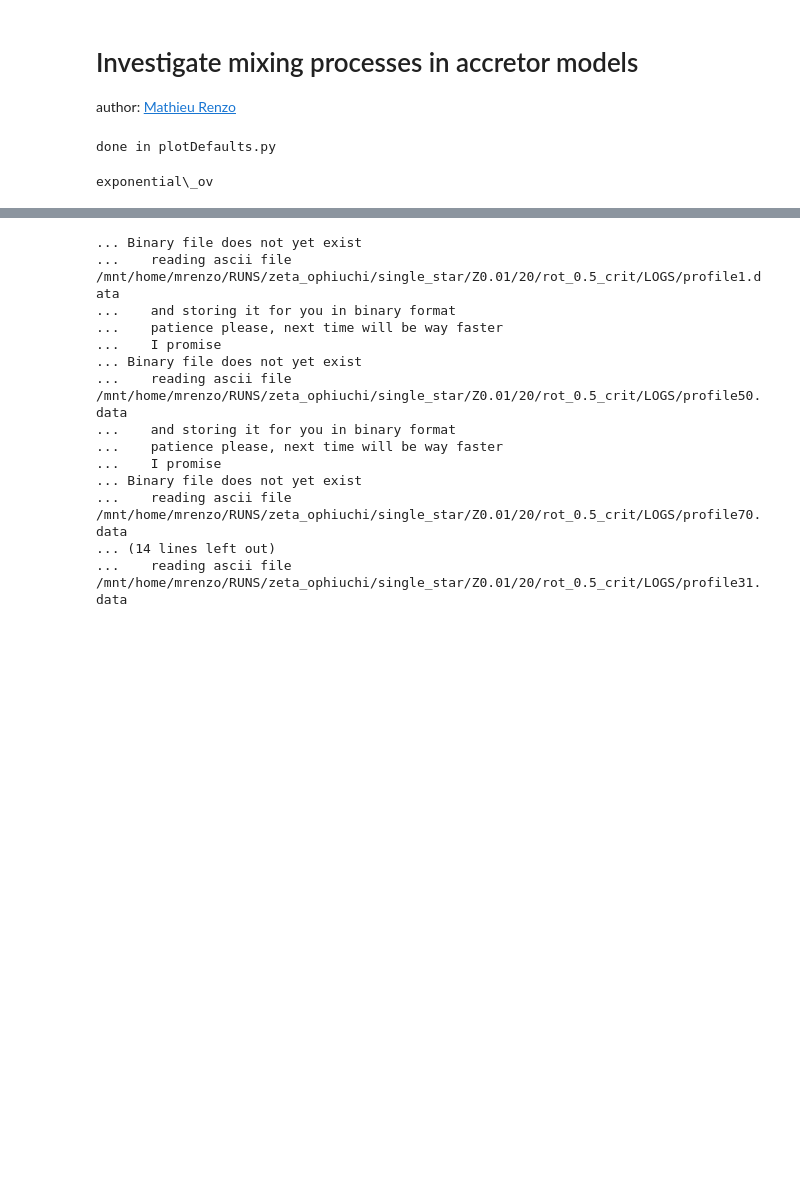
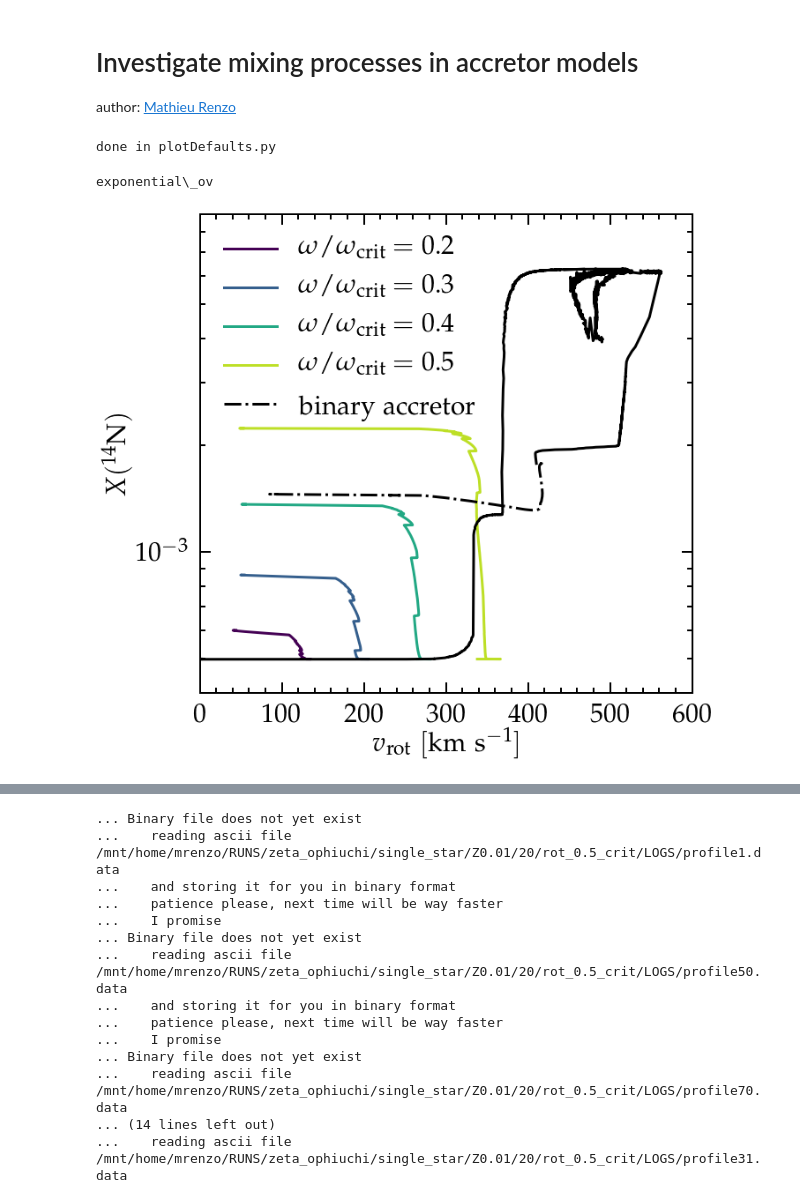
Before and after one commit to mathren/zeta_oph, a Jupyter notebook: notebooks/mixing_and_AM.ipynb, the cells around one changed output, grey strips where cells are left out. Drawn from its saved outputs; the diff is of its cells as text; code cells hidden in the pictures; blank space fills up the shorter version.

```diff
--- a/notebooks/mixing_and_AM.ipynb
+++ b/notebooks/mixing_and_AM.ipynb
@@ -68,3 +68,61 @@ def get_ZAMS_abundances(hfile):
     surface_n14 = src[0, col.index("surface_n14")]
     surface_o16 = src[0, col.index("surface_o16")]
     return surface_c12, surface_n14, surface_o16
+# %%
+# unter diagram
+
+fig = plt.figure(figsize=(10,10))
+gs = gridspec.GridSpec(120, 155)
+
+ax = fig.add_subplot(gs[:, :])
+ax.set_ylabel(r"$X(^{14}\mathrm{N})$")
+ax.set_xlabel(r"$v_\mathrm{rot} \ \mathrm{[km\ s^{-1}]}$")
+
+folders = [
+    # "/mnt/home/mrenzo/RUNS/zeta_ophiuchi/single_star/Z0.01/20/non_rot/LOGS/",
+    "/mnt/home/mrenzo/RUNS/zeta_ophiuchi/single_star/Z0.01/20/rot_0.2_crit/LOGS_old/",
+    "/mnt/home/mrenzo/RUNS/zeta_ophiuchi/single_star/Z0.01/20/rot_0.3_crit/LOGS/",
+    "/mnt/home/mrenzo/RUNS/zeta_ophiuchi/single_star/Z0.01/20/rot_0.4_crit/LOGS/",
+    "/mnt/home/mrenzo/RUNS/zeta_ophiuchi/single_star/Z0.01/20/rot_0.5_crit/LOGS_old/",
+    "/mnt/home/mrenzo/RUNS/zeta_ophiuchi/M1_25_M2_17_P100_Z0.01/re-run_exponential/binary_to_postRLOF/LOGS2/"]
+
+colors = plt.cm.viridis(np.linspace(0,0.9,len(folders)-1))
+ax.set_ylim(ymax=9e-3, ymin=4e-4)
+ax.set_xlim(0, 600)
+for folder in folders:
+    if "single" in folder:
+        label = "$\omega/\omega_\mathrm{crit}="+str(folder.split('/')[-3].split('_')[1])+"$"
+        c = colors[folders.index(folder)]
+        src, col = getSrcCol(folder+"/history.data")
+        n14 = src[:, col.index("surface_n14")]
+        vrot = src[:, col.index("surf_avg_v_rot")]
+        ax.plot(vrot, n14, c=c, label=label)
+    if "binary" in folder:
+        label = "$\mathrm{binary\ accretor}$"
+        c = 'k'
+        src, col = getSrcCol(folder+"/history.data")
+        n14_1 = src[:, col.index("surface_n14")]
+        vrot_1 = src[:, col.index("surf_avg_v_rot")]
+        ax.plot(vrot_1, n14_1, c=c)
+        # src, col = getSrcCol(folder+"../binary_history.data")
+        # rl_relative_gap_1 = src[:, col.index("rl_relative_overflow_1")]
+        # ind = rl_relative_gap_1 > 0
+        # ax.plot(vrot_1[ind], n14_1[ind], c='r', ms=10, zorder=100)
+        # now plot post-RLOF
+        src, col = getSrcCol(folder+"/../../accretor_to_TAMS/LOGS/history.data")
+        n14_2 = src[:, col.index("surface_n14")]
+        vrot_2 = src[:, col.index("surf_avg_v_rot")]
+        ax.plot(vrot_2, n14_2, c=c,ls='-.', label=label)
+
+
+# n, err_n =  get_zeta_oph_surface_n()
+# ax.axhline(n, 0,1,c='r', lw=2)
+# xmin, xmax = ax.get_xlim()
+# x = np.linspace(xmin, xmax, 3)
+# ax.fill_between(x, y1=n-err_n, y2=n+err_n, fc='r',alpha=0.2)
+
+ax.legend()
+ax.set_yscale('log')
+# plt.savefig("/mnt/home/mrenzo/TMP/hunter_zeta.pdf")
+# %% [output]
+[figure, added]
```
Also changed, not shown: parts of 2 cells of this notebook, 1 other file.
